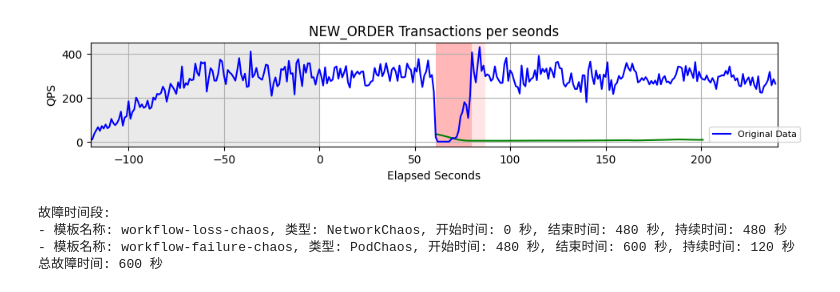
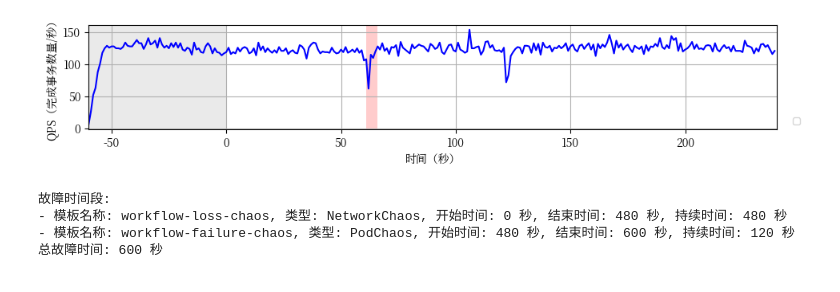
Before and after one commit to my-vegetable-has-exploded/benchmarksql, a Jupyter notebook: test.ipynb, the cells around one changed output. Saved outputs shown, nothing was run; the diff lists cells and outputs as text; code cells hidden in the pictures.

Commit message:
chores(plots): result plot.

```diff
--- a/test.ipynb
+++ b/test.ipynb
@@ -373,6 +373,9 @@ class bmsqlPlot:
         self.data = {}
 
     def tpmc_svg_show(self, b64encode = True):
+		# 设置全局字体为 Noto Mono
+        plt.rcParams['font.family'] = 'Noto Serif CJK JP'
+        plt.rcParams['axes.unicode_minus'] = False  # 解决负号显示问题
         fig = plt.figure(figsize = self.FIGSIZE)
 
         h = [Size.Fixed(1.2), Size.Scaled(1.), Size.Fixed(.2)]
@@ -451,7 +454,7 @@ class bmsqlPlot:
         # print txns during recovery state
         print("txns during recovery state: {}", txn_stat[fault_time-1:fault_time+minn])
 
-        plot.axvspan(fault_time- warmupseconds, fault_time - warmupseconds + max(minn, 1), facecolor = 'r', alpha = 0.1)
+        # plot.axvspan(fault_time- warmupseconds, fault_time - warmupseconds + max(minn, 1), facecolor = 'r', alpha = 0.1)
 
         # # find the first point where throughput is high than avarage throughput of last minute
         # avarage_throughput = sum(txn_stat[-60:])/60
@@ -466,15 +469,15 @@ class bmsqlPlot:
         plot.axvspan(fault_time- warmupseconds, fault_time - warmupseconds + max(stready_result['t0'], 1), facecolor = 'r', alpha = 0.2)
 
 	    # plot mse result line in green
-        plot.plot(range(fault_time- warmupseconds, fault_time - warmupseconds + len(mse)), mse, 'g')
+        # plot.plot(range(fault_time- warmupseconds, fault_time - warmupseconds + len(mse)), mse, 'g')
 
         # ----
         # Plot the NOPM and add all the decorations
         # ----
-        plot.plot(x, txn_stat, 'b', label='Original Data')
-        plot.set_title("NEW_ORDER Transactions per seonds")
-        plot.set_xlabel("Elapsed Seconds")
-        plot.set_ylabel("QPS")
+        plot.plot(x, txn_stat, 'b')
+        # plot.set_title("NEW_ORDER Transactions per seonds")
+        plot.set_xlabel("时间（秒）")
+        plot.set_ylabel("QPS（完成事务数量/秒）")
         plot.grid()
 
         smoothed = savgol_filter(txn_stat, 5, 1)
@@ -485,7 +488,7 @@ class bmsqlPlot:
         fig = plot.get_figure()
         fig.show()
 # %%
-result = bmsqlResult('target/run/service_data/result_000520')
+result = bmsqlResult('target/run/service_data/result_000623')
 plot = bmsqlPlot(result)
 plot.tpmc_svg_show()
 # %% [output]
@@ -509,4 +512,4 @@ txns during recovery state: {} [227, 20, 0, 0, 0, 0, 0, 0, 0, 10, 17, 15, 22, 50
-[figure, old version]
+[figure, new version]
 # %%
 import yaml
 
```
Also changed, not shown: parts of 6 cells of this notebook.
